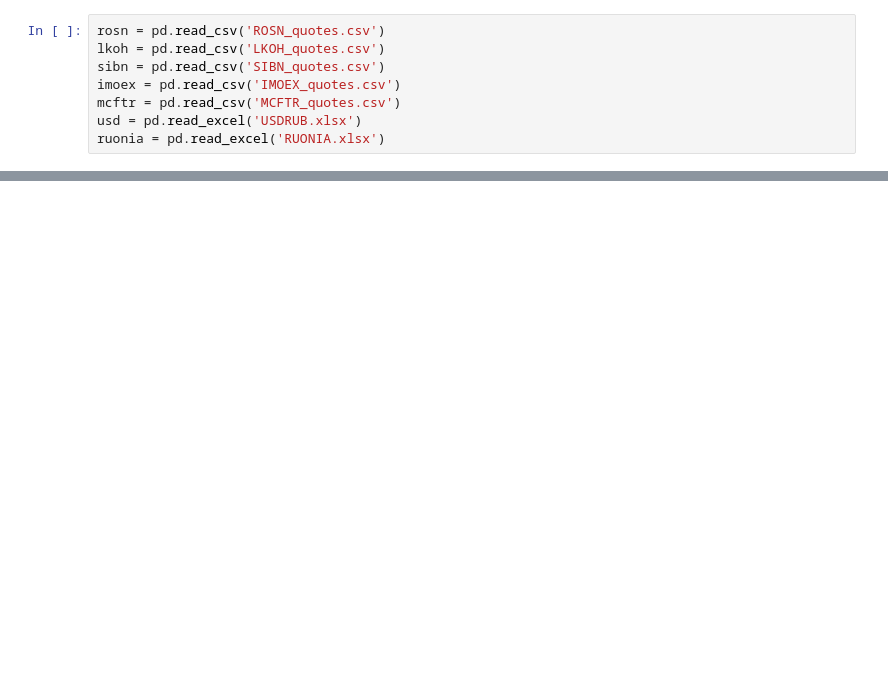
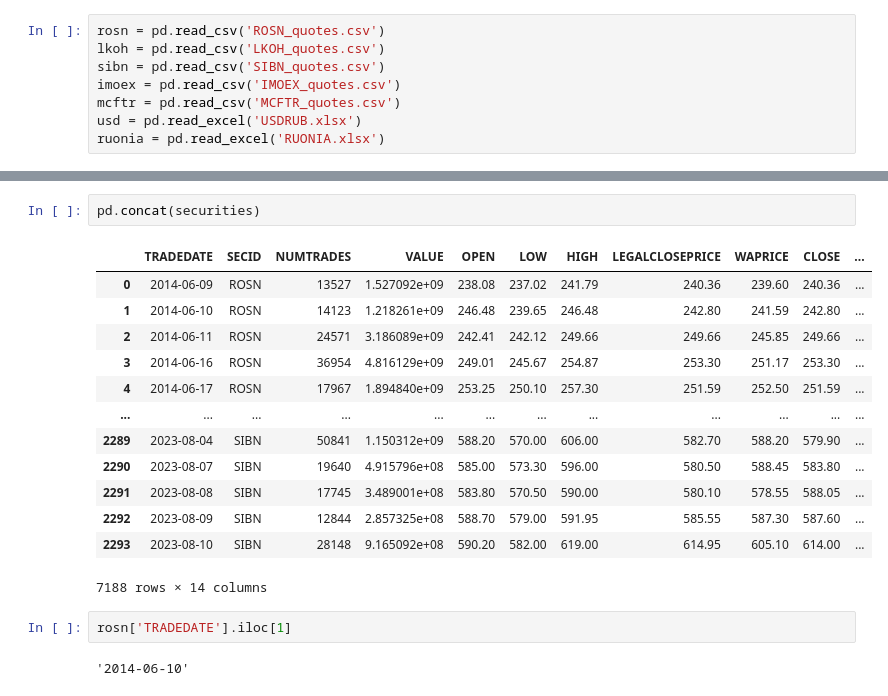
Before and after one commit to a-golovachev/python-trading-project, a Jupyter notebook: FeatureExtraction.ipynb, the cells around one changed output, grey strips where cells are left out. Saved outputs shown, nothing was run; the diff lists cells and outputs as text; blank space fills up the shorter version.

```diff
--- a/FeatureExtraction.ipynb
+++ b/FeatureExtraction.ipynb
@@ -40,0 +103,20 @@ usd
+# %%
+pd.concat(securities)
+# %% [output]
+|  | TRADEDATE | SECID | NUMTRADES | VALUE | OPEN | LOW | HIGH | LEGALCLOSEPRICE | WAPRICE | CLOSE | ... |
+| 0 | 2014-06-09 | ROSN | 13527 | 1.527092e+09 | 238.08 | 237.02 | 241.79 | 240.36 | 239.60 | 240.36 | ... |
+| 1 | 2014-06-10 | ROSN | 14123 | 1.218261e+09 | 246.48 | 239.65 | 246.48 | 242.80 | 241.59 | 242.80 | ... |
+| 2 | 2014-06-11 | ROSN | 24571 | 3.186089e+09 | 242.41 | 242.12 | 249.66 | 249.66 | 245.85 | 249.66 | ... |
+| 3 | 2014-06-16 | ROSN | 36954 | 4.816129e+09 | 249.01 | 245.67 | 254.87 | 253.30 | 251.17 | 253.30 | ... |
+| 4 | 2014-06-17 | ROSN | 17967 | 1.894840e+09 | 253.25 | 250.10 | 257.30 | 251.59 | 252.50 | 251.59 | ... |
+| ... | ... | ... | ... | ... | ... | ... | ... | ... | ... | ... | ... |
+| 2289 | 2023-08-04 | SIBN | 50841 | 1.150312e+09 | 588.20 | 570.00 | 606.00 | 582.70 | 588.20 | 579.90 | ... |
+| 2290 | 2023-08-07 | SIBN | 19640 | 4.915796e+08 | 585.00 | 573.30 | 596.00 | 580.50 | 588.45 | 583.80 | ... |
+| 2291 | 2023-08-08 | SIBN | 17745 | 3.489001e+08 | 583.80 | 570.50 | 590.00 | 580.10 | 578.55 | 588.05 | ... |
+| 2292 | 2023-08-09 | SIBN | 12844 | 2.857325e+08 | 588.70 | 579.00 | 591.95 | 585.55 | 587.30 | 587.60 | ... |
+| 2293 | 2023-08-10 | SIBN | 28148 | 9.165092e+08 | 590.20 | 582.00 | 619.00 | 614.95 | 605.10 | 614.00 | ... |
+7188 rows × 14 columns
+# %%
+rosn['TRADEDATE'].iloc[1]
+# %% [output]
+'2014-06-10'
```
Also changed, not shown: parts of 10 cells of this notebook.
